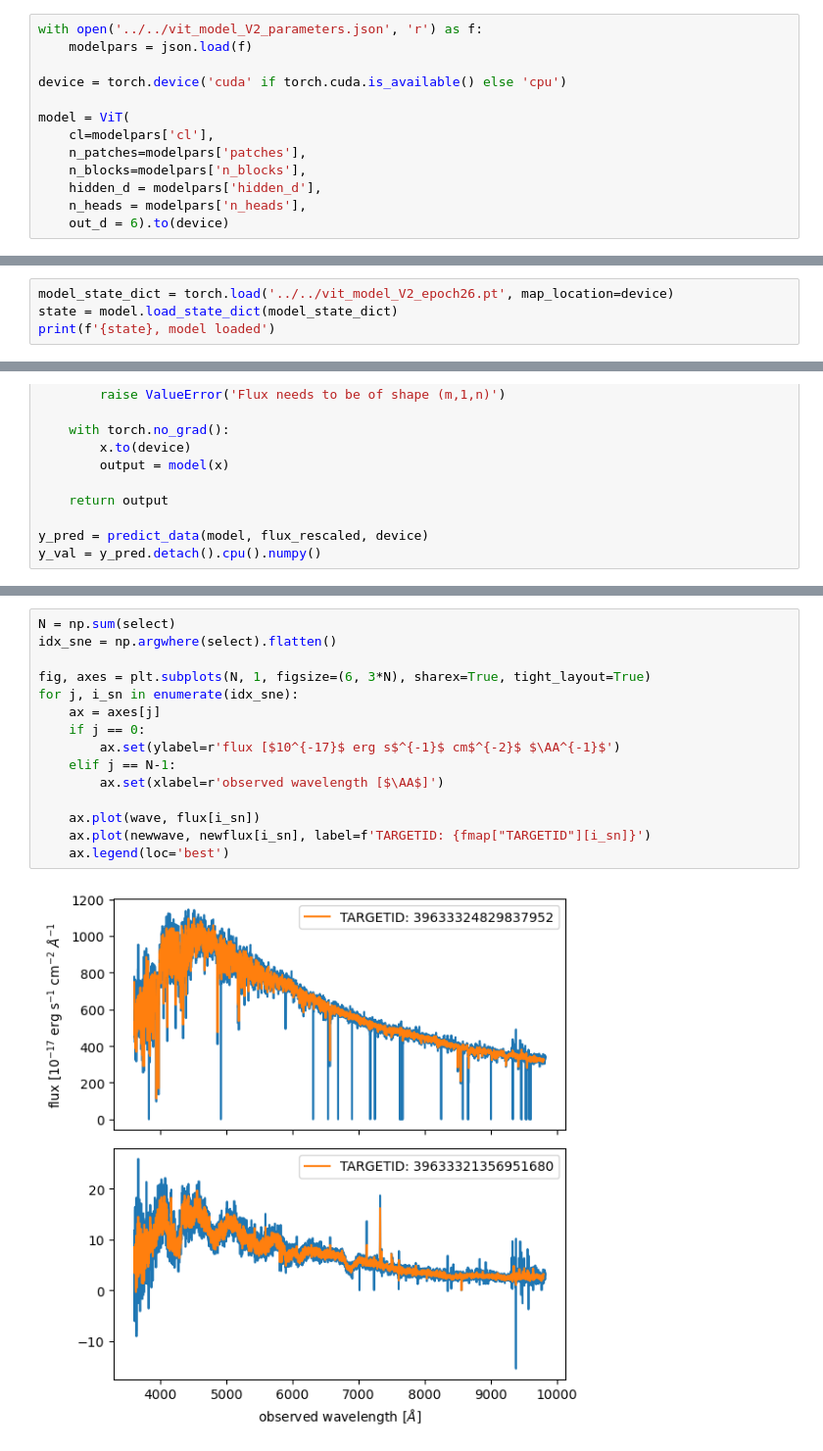
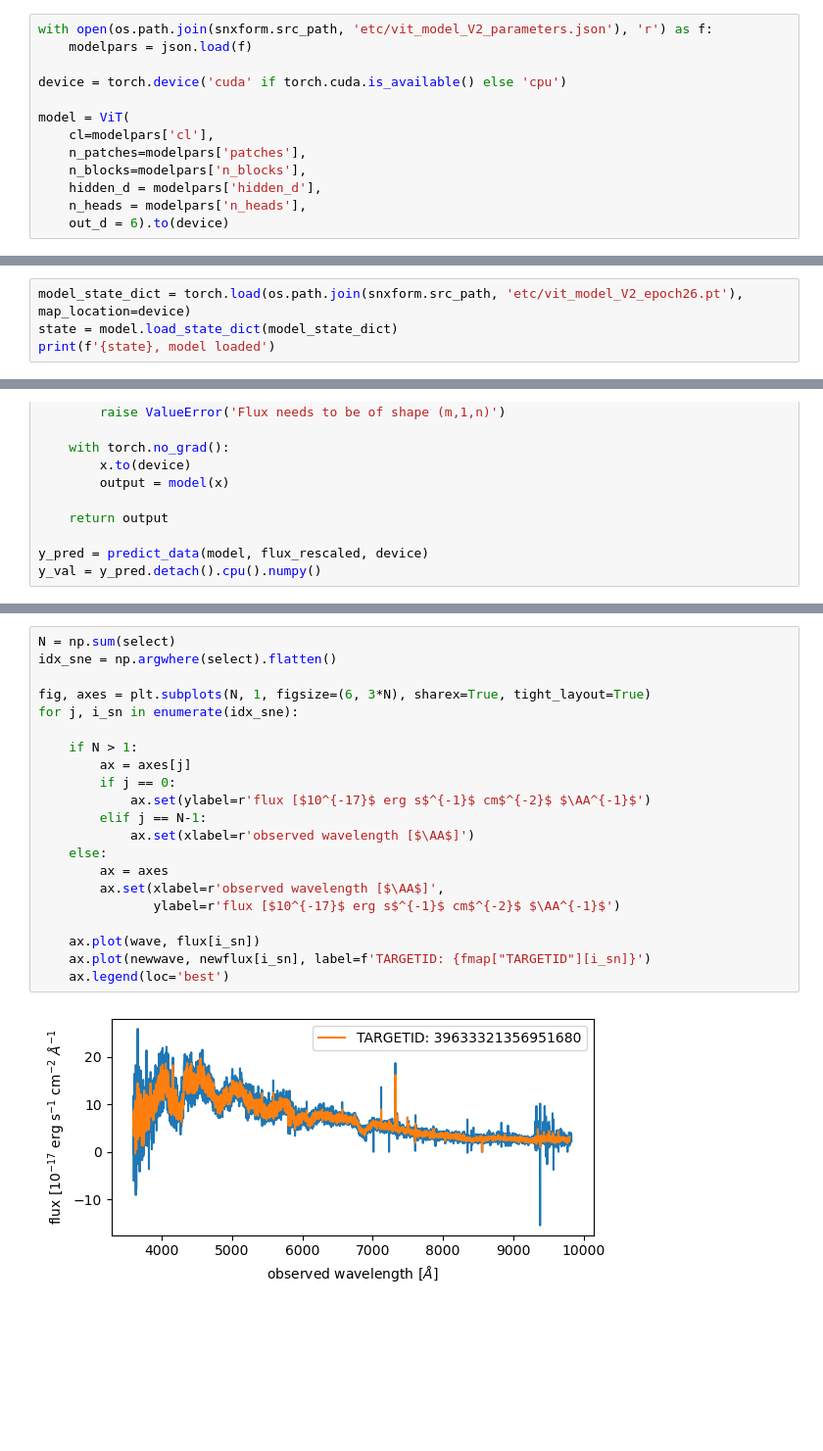
Before and after one commit to DESI-UR/snxform, a Jupyter notebook: doc/nb/test_model.ipynb, the cells around one changed output, grey strips where cells are left out. Shown at 98% size. Drawn from its saved outputs; the diff is of its cells as text; blank space fills up the shorter version.

Commit message:
Update notebook with new paths.

```diff
--- a/doc/nb/test_model.ipynb
+++ b/doc/nb/test_model.ipynb
@@ -17,7 +17,7 @@ import torch
 
 Load a `ViT` model from `snxform.network` using previously trained weights.
 # %%
-with open('../../vit_model_V2_parameters.json', 'r') as f:
+with open(os.path.join(snxform.src_path, 'etc/vit_model_V2_parameters.json'), 'r') as f:
     modelpars = json.load(f)
 
 device = torch.device('cuda' if torch.cuda.is_available() else 'cpu')
@@ -32,7 +32,7 @@ model = ViT(
 # %% [output]
 ViT IS NOW IN cuda
 # %%
-model_state_dict = torch.load('../../vit_model_V2_epoch26.pt', map_location=device)
+model_state_dict = torch.load(os.path.join(snxform.src_path, 'etc/vit_model_V2_epoch26.pt'), map_location=device)
 state = model.load_state_dict(model_state_dict)
 print(f'{state}, model loaded')
 # %% [output]
@@ -109,17 +108,23 @@ There may be false positives where the continuum fools the network.
 # %%
 N = np.sum(select)
 idx_sne = np.argwhere(select).flatten()
 
 fig, axes = plt.subplots(N, 1, figsize=(6, 3*N), sharex=True, tight_layout=True)
 for j, i_sn in enumerate(idx_sne):
-    ax = axes[j]
-    if j == 0:
-        ax.set(ylabel=r'flux [$10^{-17}$ erg s$^{-1}$ cm$^{-2}$ $\AA^{-1}$')
-    elif j == N-1:
-        ax.set(xlabel=r'observed wavelength [$\AA$]')
+
+    if N > 1:
+        ax = axes[j]
+        if j == 0:
+            ax.set(ylabel=r'flux [$10^{-17}$ erg s$^{-1}$ cm$^{-2}$ $\AA^{-1}$')
+        elif j == N-1:
+            ax.set(xlabel=r'observed wavelength [$\AA$]')
+    else:
+        ax = axes
+        ax.set(xlabel=r'observed wavelength [$\AA$]',
+               ylabel=r'flux [$10^{-17}$ erg s$^{-1}$ cm$^{-2}$ $\AA^{-1}$')
 
     ax.plot(wave, flux[i_sn])
     ax.plot(newwave, newflux[i_sn], label=f'TARGETID: {fmap["TARGETID"][i_sn]}')
     ax.legend(loc='best')
 # %% [output]
-[figure, old version]
+[figure, new version]
```
Also changed, not shown: parts of 3 cells of this notebook.
